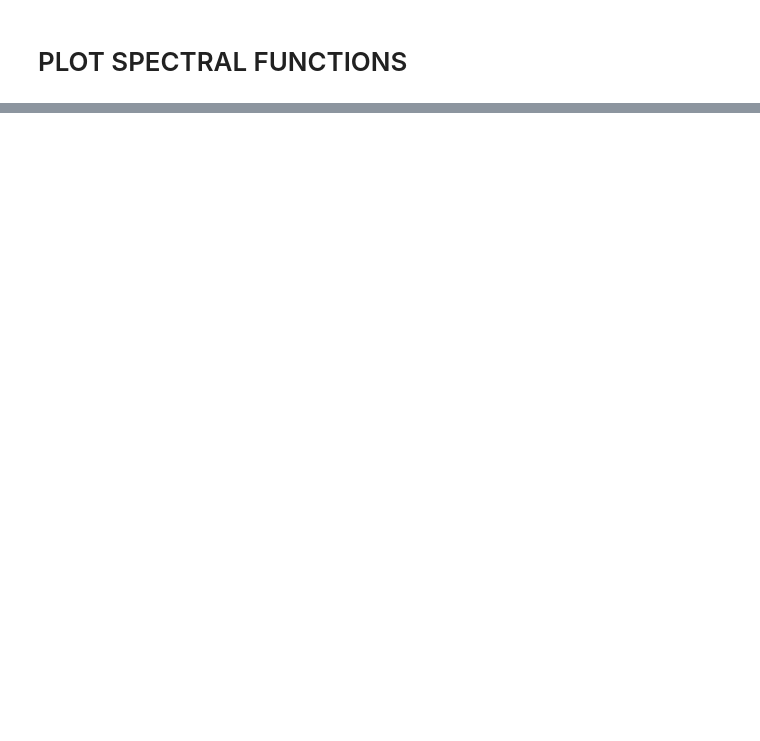
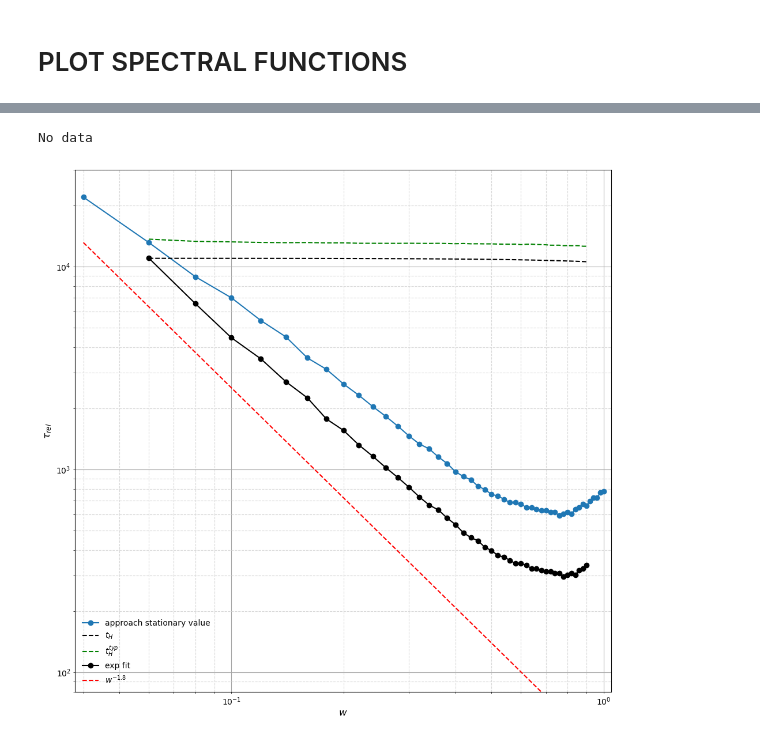
Before and after one commit to makskliczkowski/Transverse_Ising_ETH, a Jupyter notebook: IsignTransverse_ETH/Python/spectral_functions.ipynb, the cells around one changed output, grey strips where cells are left out. Drawn from its saved outputs; the diff is of its cells as text; code cells hidden in the pictures; blank space fills up the shorter version.

```diff
--- a/IsignTransverse_ETH/Python/spectral_functions.ipynb
+++ b/IsignTransverse_ETH/Python/spectral_functions.ipynb
@@ -283,0 +377,33 @@ ax.set_ylim(1e-5,1e-2)
+# %%
+
+fig, axis = plt.subplots( nrows=1, ncols=1, figsize=(12,12), dpi = 100)
+
+xlab = "q/\\pi" if user_settings['scaling_idx'] == 5 else user_settings['scaling']
+
+xrescale = lambda x: x
+axis.plot(xrescale(trueQ), relax_time, marker='o', label = 'approach stationary value')
+
+axis.plot(xrescale(vals), tH, linestyle='--', color = 'black', label = r"$t_H$")
+axis.plot(xrescale(vals), tH_typ, linestyle='--', color = 'green', label = r"$t_H^{typ}$")
+axis.plot(xrescale(vals), relaxt_time_fit, marker='o', color = 'black', label = 'exp fit')
+
+axis.plot(xrescale(trueQ), 4e1/trueQ**1.8, linestyle='--', color='red', label=r"$w^{-1.8}$")
+
+if status and user_settings['scaling_idx'] == 5:
+    axis.axhline(y=taus[0], ls='--', color='black')
+    axis.annotate("$\it{Thouless}\ \it{Time}$", xy=(0.3,1.5e3), color='black', size=12)
+else:
+    if status == False or cf.model == 2: print('No data')
+    else: axis.plot(x_for_tau, taus, linestyle='--', color='black', label=r"$\tau_{Th}$")
+
+hfun.set_plot_elements(axis = axis, xlim = (0.95*min(xrescale(trueQ)), 1.05*max(xrescale(trueQ))),
+                                    ylim = (8e1, 3e4),ylabel = "\\tau_{rel}", xlabel = xlab, settings=getattr(new_set_class, 'settings'), font_size=10, set_legend=True)
+
+axis.set_yscale('log')
+axis.set_xscale('log')
+axis.tick_params(axis='both', which='both',length=2)
+axis.grid(b=True, which='major', color='0.65', linestyle='-')
+axis.grid(b=True, which='minor', color='0.85', linestyle='--')
+# %% [output]
+No data
+[figure, added]
```
Also changed, not shown: parts of 11 cells of this notebook, 10 other files.
